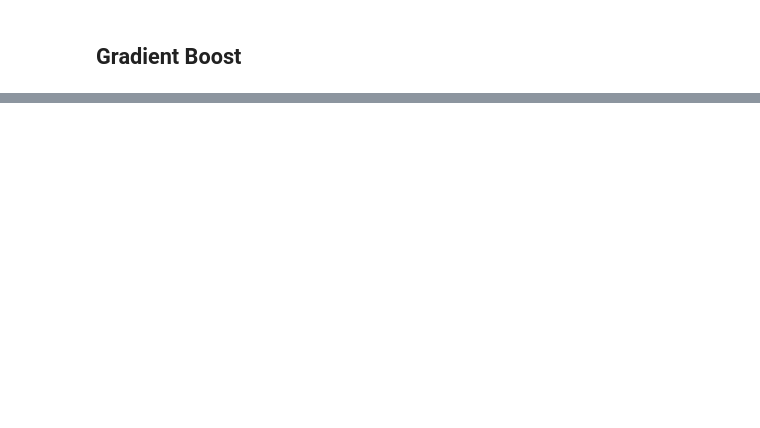
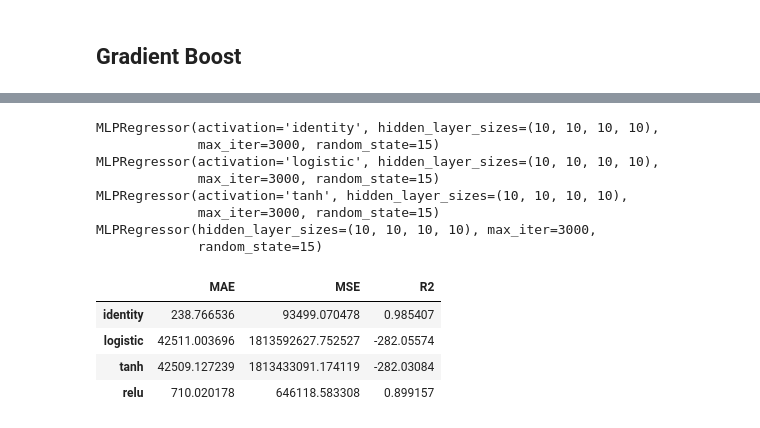
Before and after one commit to diogobulhosa/BC4, a Jupyter notebook: notebooks/nb_btc.ipynb, the cells around one changed output, grey strips where cells are left out. Saved outputs shown, nothing was run; the diff lists cells and outputs as text; code cells hidden in the pictures; blank space fills up the shorter version.

```diff
--- a/notebooks/nb_btc.ipynb
+++ b/notebooks/nb_btc.ipynb
@@ -67,3 +81,12 @@ scaled_df.drop(['low', 'high', 'open','SMA30','EMA30','bb_low',
+# %%
+y_cv = df_btc['close']
+X_cv = scaled_df.drop(['close'], axis=1)
+# %%
+#Splitting to Training set and Test set
+timesplit= TimeSeriesSplit(n_splits=10)
+for train_index, test_index in timesplit.split(X_cv):
+        X_train_cv, X_test_cv = X_cv[:len(train_index)], X_cv[len(train_index): (len(train_index)+len(test_index))]
+        y_train_cv, y_test_cv = y_cv[:len(train_index)].values.ravel(), y_cv[len(train_index): (len(train_index)+len(test_index))].values.ravel()
 # %% [markdown]
 ## Hand-Made Sliding Window
 # %%
@@ -344,0 +631,22 @@ date
+# %%
+nn_identity = MLPRegressor(activation = 'identity',hidden_layer_sizes=(10,10,10,10), random_state=15,max_iter = 3000)
+nn_logistic = MLPRegressor(activation = 'logistic',hidden_layer_sizes=(10,10,10,10), random_state=15,max_iter = 3000)
+nn_tanh = MLPRegressor(activation = 'tanh',hidden_layer_sizes=(10,10,10,10), random_state=15,max_iter = 3000)
+nn_relu = MLPRegressor(activation = 'relu',hidden_layer_sizes=(10,10,10,10), random_state=15,max_iter = 3000)
+
+df = pd.DataFrame(columns = ['MAE', 'MSE', 'R2'], index = ['identity','logistic', 'tanh', 'relu'])
+show_results(df, X_train_cv, X_test_cv, y_train_cv, y_test_cv,nn_identity, nn_logistic, nn_tanh, nn_relu)
+# %% [output]
+MLPRegressor(activation='identity', hidden_layer_sizes=(10, 10, 10, 10),
+             max_iter=3000, random_state=15)
+MLPRegressor(activation='logistic', hidden_layer_sizes=(10, 10, 10, 10),
+             max_iter=3000, random_state=15)
+MLPRegressor(activation='tanh', hidden_layer_sizes=(10, 10, 10, 10),
+             max_iter=3000, random_state=15)
+MLPRegressor(hidden_layer_sizes=(10, 10, 10, 10), max_iter=3000,
+             random_state=15)
+|  | MAE | MSE | R2 |
+| identity | 238.766536 | 93499.070478 | 0.985407 |
+| logistic | 42511.003696 | 1813592627.752527 | -282.05574 |
+| tanh | 42509.127239 | 1813433091.174119 | -282.03084 |
+| relu | 710.020178 | 646118.583308 | 0.899157 |
```
Also changed, not shown: parts of 34 cells of this notebook.
